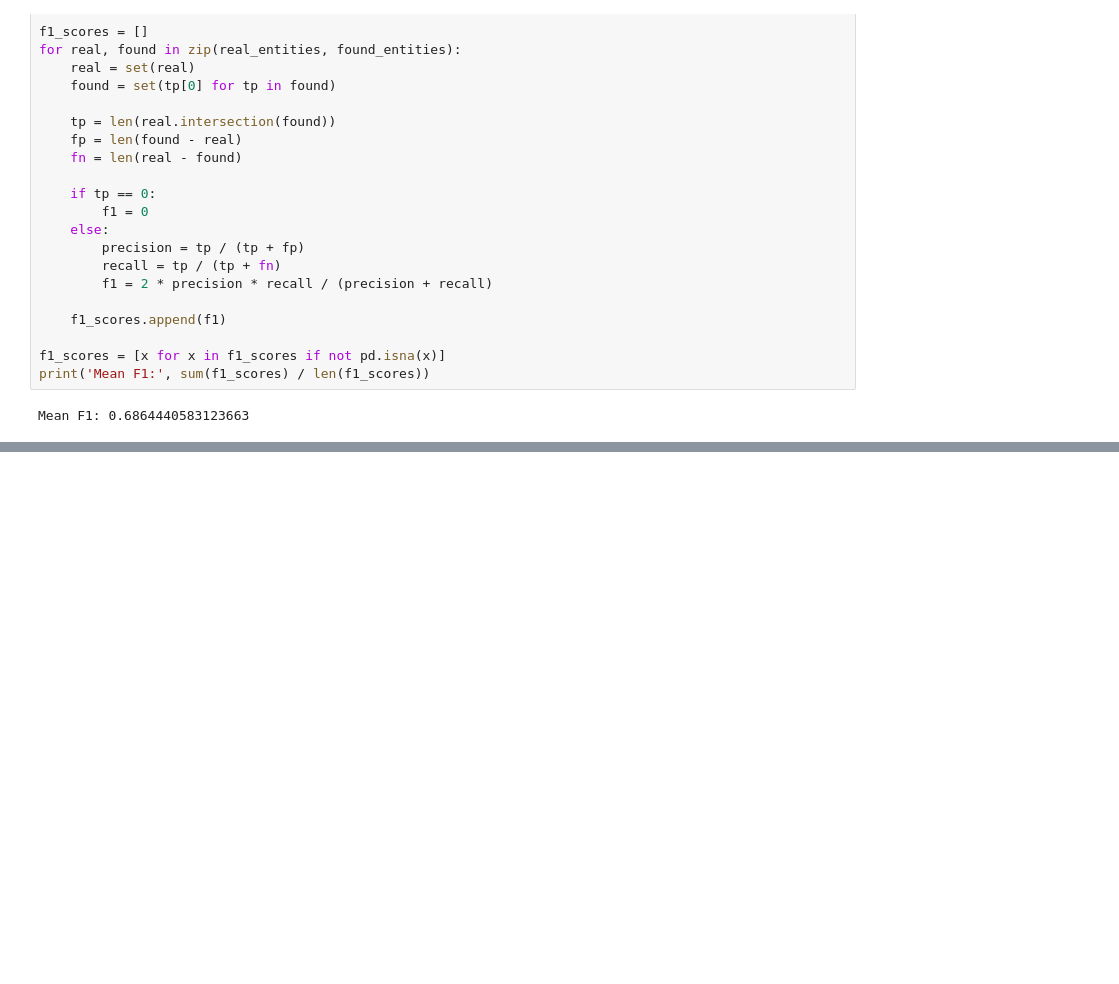
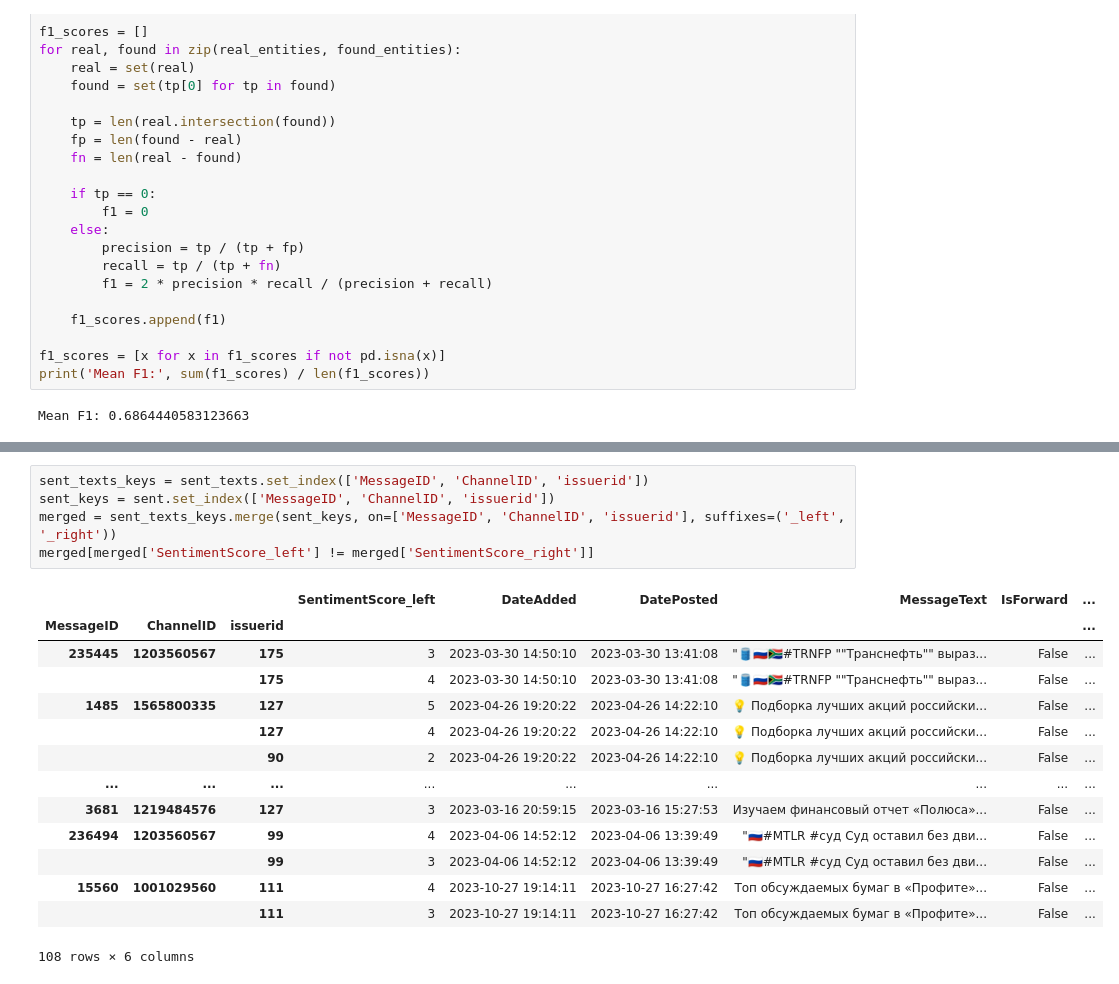
Before and after one commit to knifeman4444/gagarin_hack, a Jupyter notebook: experiments_flypew.ipynb, the cells around one changed output, grey strips where cells are left out. Cells and saved outputs as stored; diff of their text form; blank space fills up the shorter version.

```diff
--- a/experiments_flypew.ipynb
+++ b/experiments_flypew.ipynb
@@ -255,0 +280,20 @@ Mean F1: 0.6864440583123663
+# %%
+sent_texts_keys = sent_texts.set_index(['MessageID', 'ChannelID', 'issuerid'])
+sent_keys = sent.set_index(['MessageID', 'ChannelID', 'issuerid'])
+merged = sent_texts_keys.merge(sent_keys, on=['MessageID', 'ChannelID', 'issuerid'], suffixes=('_left', '_right'))
+merged[merged['SentimentScore_left'] != merged['SentimentScore_right']]
+# %% [output]
+|  |  |  | SentimentScore_left | DateAdded | DatePosted | MessageText | IsForward | ... |
+| MessageID | ChannelID | issuerid |  |  |  |  |  | ... |
+| 235445 | 1203560567 | 175 | 3 | 2023-03-30 14:50:10 | 2023-03-30 13:41:08 | "🛢🇷🇺🇿🇦#TRNFP ""Транснефть"" выраз... | False | ... |
+|  |  | 175 | 4 | 2023-03-30 14:50:10 | 2023-03-30 13:41:08 | "🛢🇷🇺🇿🇦#TRNFP ""Транснефть"" выраз... | False | ... |
+| 1485 | 1565800335 | 127 | 5 | 2023-04-26 19:20:22 | 2023-04-26 14:22:10 | 💡 Подборка лучших акций российски... | False | ... |
+|  |  | 127 | 4 | 2023-04-26 19:20:22 | 2023-04-26 14:22:10 | 💡 Подборка лучших акций российски... | False | ... |
+|  |  | 90 | 2 | 2023-04-26 19:20:22 | 2023-04-26 14:22:10 | 💡 Подборка лучших акций российски... | False | ... |
+| ... | ... | ... | ... | ... | ... | ... | ... | ... |
+| 3681 | 1219484576 | 127 | 3 | 2023-03-16 20:59:15 | 2023-03-16 15:27:53 | Изучаем финансовый отчет «Полюса»... | False | ... |
+| 236494 | 1203560567 | 99 | 4 | 2023-04-06 14:52:12 | 2023-04-06 13:39:49 | "🇷🇺#MTLR #суд Суд оставил без дви... | False | ... |
+|  |  | 99 | 3 | 2023-04-06 14:52:12 | 2023-04-06 13:39:49 | "🇷🇺#MTLR #суд Суд оставил без дви... | False | ... |
+| 15560 | 1001029560 | 111 | 4 | 2023-10-27 19:14:11 | 2023-10-27 16:27:42 | Топ обсуждаемых бумаг в «Профите»... | False | ... |
+|  |  | 111 | 3 | 2023-10-27 19:14:11 | 2023-10-27 16:27:42 | Топ обсуждаемых бумаг в «Профите»... | False | ... |
+108 rows × 6 columns
```
Also changed, not shown: parts of 10 cells of this notebook, 1 other file.
